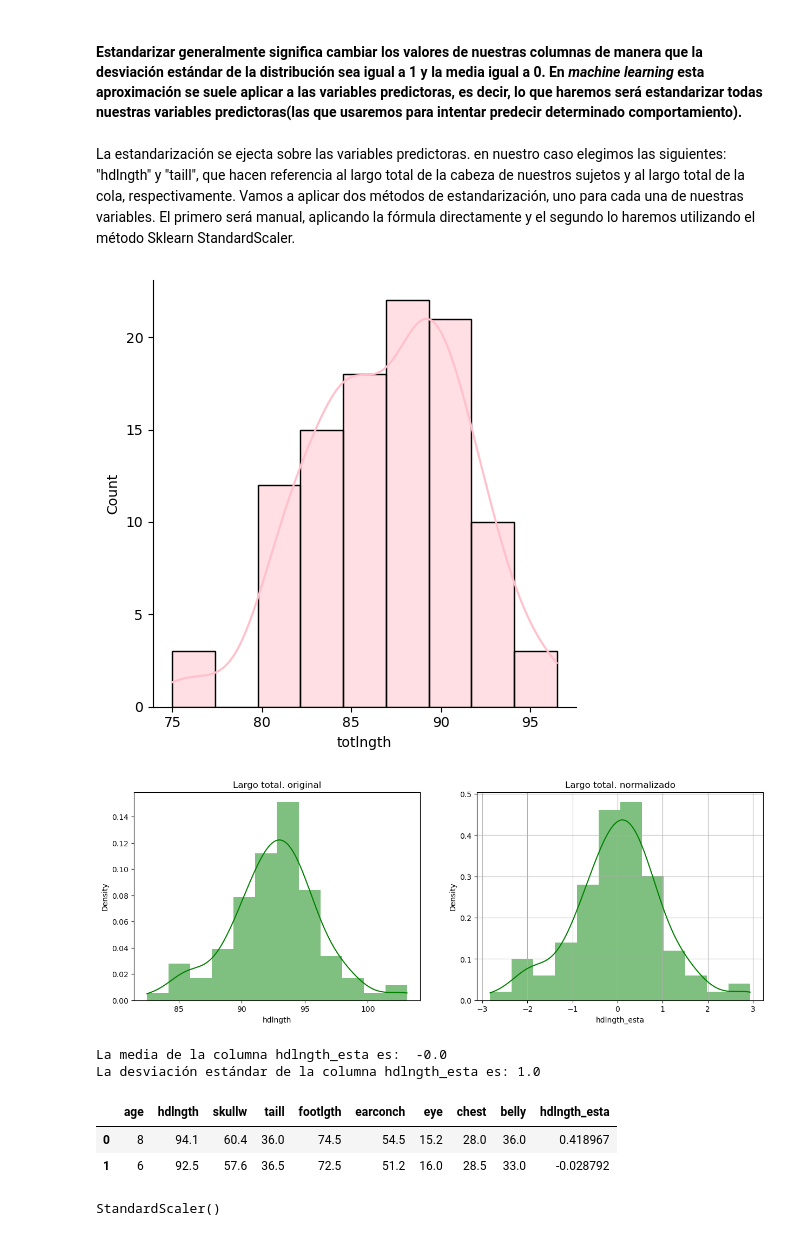
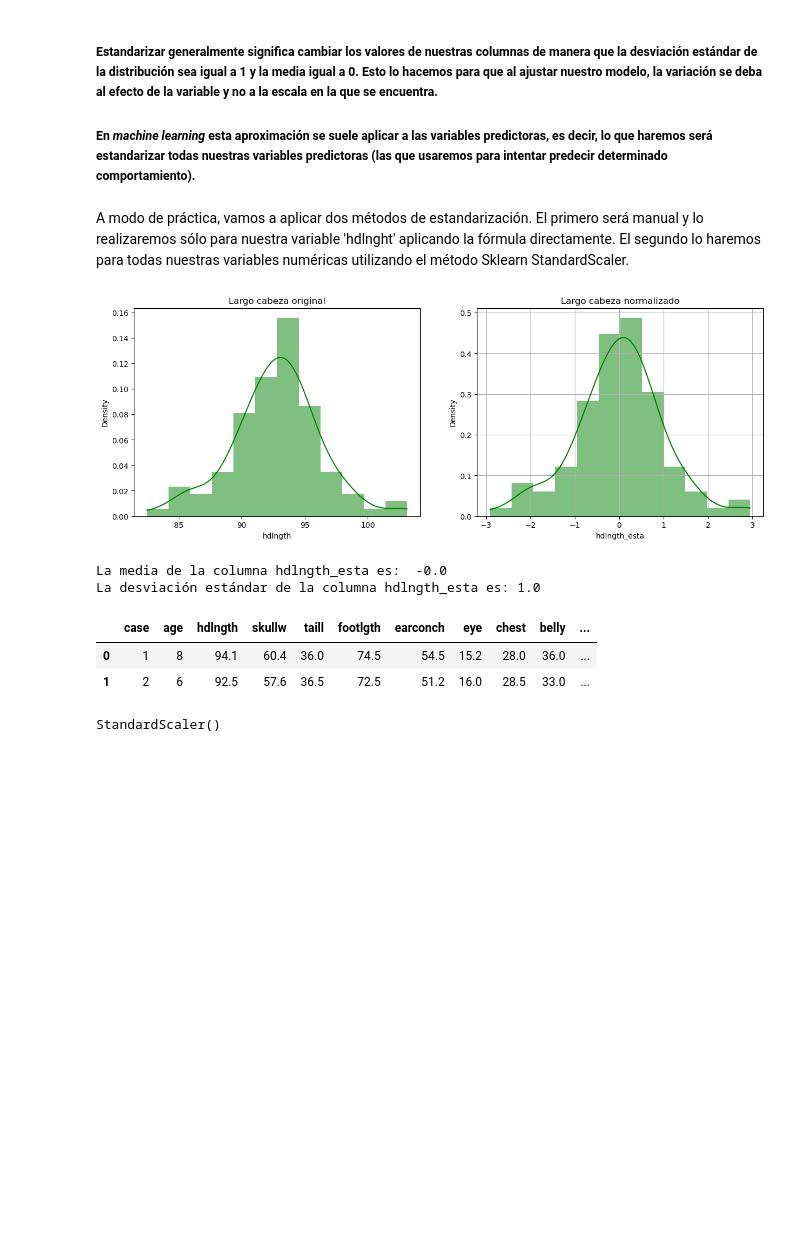
Before and after one commit to Adalab/-DA-promo-b-modulo-3-sprint-1-Maria-Ana, a Jupyter notebook: pair-programming-5-6-Normalización y Estandarización/pair-programming-5-6-Normalización y Estandarización.ipynb, the cells around one changed output. Cells and saved outputs as stored; diff of their text form; code cells hidden in the pictures; blank space fills up the shorter version.

```diff
--- a/pair-programming-5-6-Normalización y Estandarización/pair-programming-5-6-Normalización y Estandarización.ipynb
+++ b/pair-programming-5-6-Normalización y Estandarización/pair-programming-5-6-Normalización y Estandarización.ipynb
@@ -25,0 +35,3 @@ df = pd.read_pickle("../datos/possum_limpio.pkl")
+# %%
+df.reset_index(inplace=True)
+df
@@ -73,8 +114,8 @@ numericas.describe().T
 # %% [markdown]
-#### Estandarizar generalmente significa cambiar los valores de nuestras columnas de manera que la desviación estándar de la distribución sea igual a 1 y la media igual a 0. En *machine learning* esta aproximación se suele aplicar a las variables predictoras, es decir, lo que haremos será estandarizar todas nuestras variables predictoras(las que usaremos para intentar predecir determinado comportamiento).
+##### Estandarizar generalmente significa cambiar los valores de nuestras columnas de manera que la desviación estándar de la distribución sea igual a 1 y la media igual a 0. Esto lo hacemos para que al ajustar nuestro modelo, la variación se deba al efecto de la variable y no a la escala en la que se encuentra.
+##### En *machine learning* esta aproximación se suele aplicar a las variables predictoras, es decir, lo que haremos será estandarizar todas nuestras variables predictoras (las que usaremos para intentar predecir determinado comportamiento).
-# %% [markdown]
-La estandarización se ejecta sobre las variables predictoras. en nuestro caso elegimos las siguientes: "hdlngth" y "taill", que hacen referencia al largo total de la cabeza de nuestros sujetos y al largo total de la cola, respectivamente.
-Vamos a aplicar dos métodos de estandarización, uno para cada una de nuestras variables. El primero será manual, aplicando la fórmula directamente y el segundo lo haremos utilizando el método Sklearn StandardScaler.
+# %% [markdown]
+A modo de práctica, vamos a aplicar dos métodos de estandarización. El primero será manual y lo realizaremos sólo para nuestra variable 'hdlnght' aplicando la fórmula directamente. El segundo lo haremos para todas nuestras variables numéricas utilizando el método Sklearn StandardScaler.
 # %%
 # Estandarización manual de la variable predictora "hdlngth"
 
@@ -87,17 +128,16 @@ numericas['hdlngth_esta'] = (numericas['hdlngth'] - media) / desviacion
 # %%
 fig, axes = plt.subplots(1, 2, figsize = (15,5))
 
-axes[0].set_title('Largo total. original')
-axes[1].set_title('Largo total. normalizado')
+axes[0].set_title('Largo cabeza original')
+axes[1].set_title('Largo cabeza normalizado')
 
 sns.histplot(numericas['hdlngth'], ax = axes[0], color="green",  kde=True, stat="density", linewidth=0)
 sns.histplot(numericas['hdlngth_esta'], ax = axes[1], color="green",  kde=True, stat="density", linewidth=0)
 
 plt.grid()
 plt.show();
 # %% [output]
-[figure, old version]
+[figure, new version]
-[figure, removed]
 # %%
 # Recordemos que cuando estamos estadarizando lo que estamos haciendo es que la media de los datos sea igual a 0
 # y la desviación igual a 1. Chequeemos si eso es cierto:
@@ -117,9 +157,9 @@ numericas.drop(['totlngth'], axis = 1, inplace = True)
 
 numericas.head(2)
 # %% [output]
-|  | age | hdlngth | skullw | taill | footlgth | earconch | eye | chest | belly | hdlngth_esta |
-| 0 | 8 | 94.1 | 60.4 | 36.0 | 74.5 | 54.5 | 15.2 | 28.0 | 36.0 | 0.418967 |
-| 1 | 6 | 92.5 | 57.6 | 36.5 | 72.5 | 51.2 | 16.0 | 28.5 | 33.0 | -0.028792 |
+|  | case | age | hdlngth | skullw | taill | footlgth | earconch | eye | chest | belly | ... |
+| 0 | 1 | 8 | 94.1 | 60.4 | 36.0 | 74.5 | 54.5 | 15.2 | 28.0 | 36.0 | ... |
+| 1 | 2 | 6 | 92.5 | 57.6 | 36.5 | 72.5 | 51.2 | 16.0 | 28.5 | 33.0 | ... |
 # %%
 scaler.fit(numericas)
 # %% [output]
```
Also changed, not shown: parts of 25 cells of this notebook, 10 other files.
